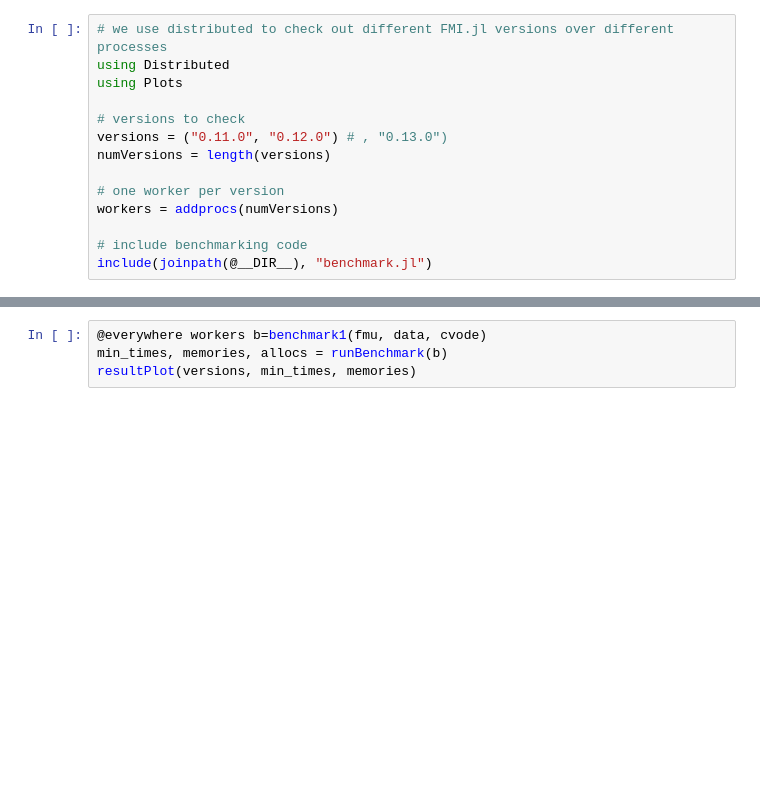
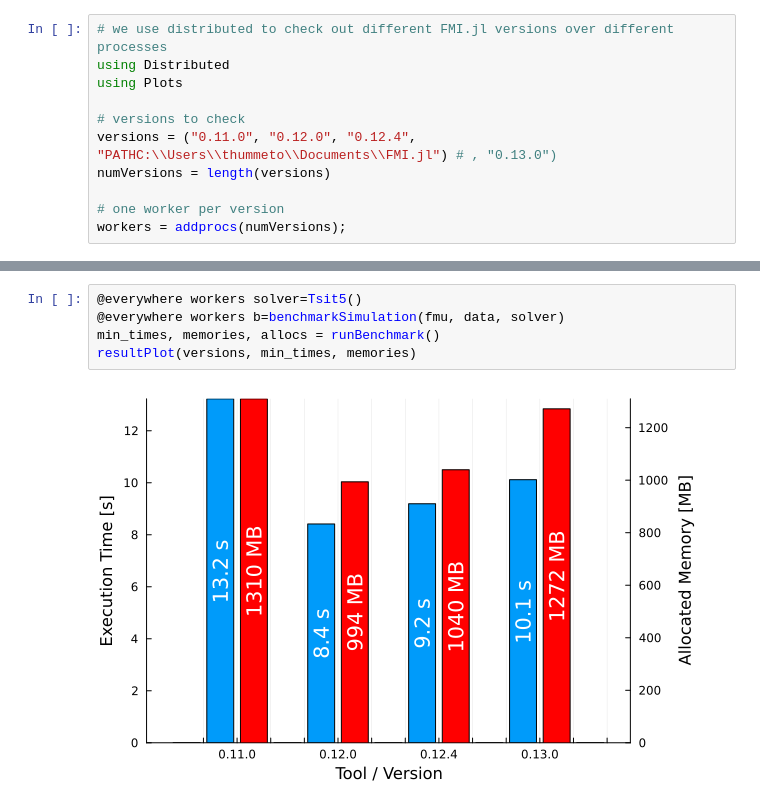
Before and after one commit to ThummeTo/FMI.jl, a Jupyter notebook: examples/src/benchmark.ipynb, the cells around one changed output, grey strips where cells are left out. Cells and saved outputs as stored; diff of their text form; blank space fills up the shorter version.

```diff
--- a/examples/src/benchmark.ipynb
+++ b/examples/src/benchmark.ipynb
@@ -17,11 +21,8 @@ using Distributed
 using Plots
 
 # versions to check
-versions = ("0.11.0", "0.12.0") # , "0.13.0")
+versions = ("0.11.0", "0.12.0", "0.12.4", "PATHC:\\Users\\thummeto\\Documents\\FMI.jl") # , "0.13.0")
 numVersions = length(versions)
 
 # one worker per version
-workers = addprocs(numVersions)
-
-# include benchmarking code
-include(joinpath(@__DIR__), "benchmark.jl")
+workers = addprocs(numVersions);
@@ -35,4 +112,7 @@ Solver: CVODE (tolerance=1e-4)
 # %%
-@everywhere workers b=benchmark1(fmu, data, cvode)
-min_times, memories, allocs = runBenchmark(b)
+@everywhere workers solver=Tsit5()
+@everywhere workers b=benchmarkSimulation(fmu, data, solver)
+min_times, memories, allocs = runBenchmark()
 resultPlot(versions, min_times, memories)
+# %% [output]
+[figure, added]
```
Also changed, not shown: parts of 18 cells of this notebook, 11 other files.
